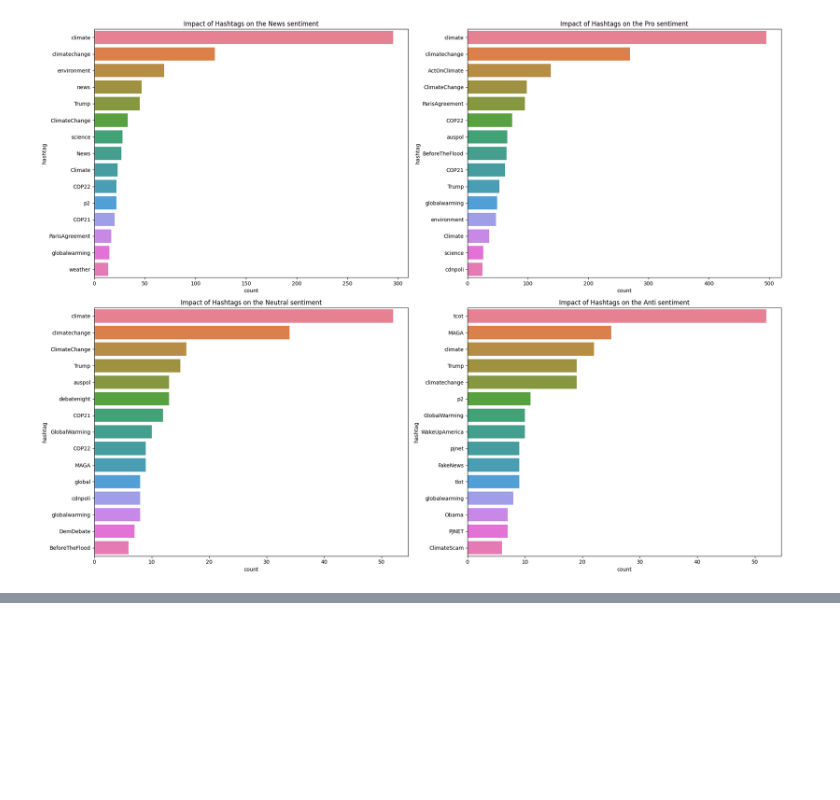
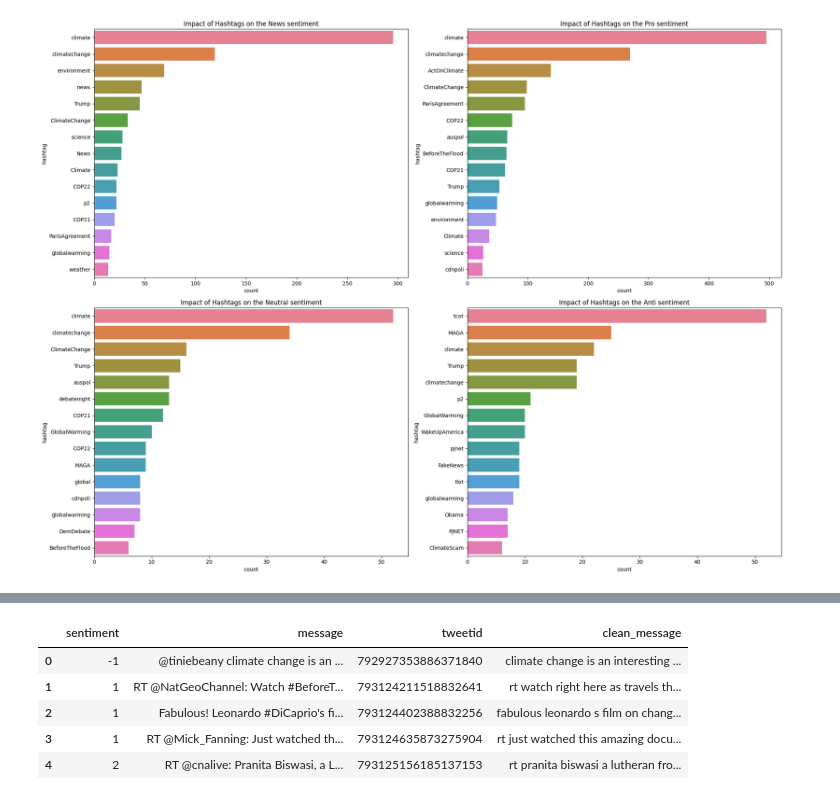
Before and after one commit to adevilde/Twitter-Climate-Change-Sentiment-Analysis, a Jupyter notebook: Twitter_Climate_Change_Sentiment.ipynb, the cells around one changed output, grey strips where cells are left out. Cells and saved outputs as stored; diff of their text form; code cells hidden in the pictures; blank space fills up the shorter version.

```diff
--- a/Twitter_Climate_Change_Sentiment.ipynb
+++ b/Twitter_Climate_Change_Sentiment.ipynb
@@ -329,0 +364,15 @@ plt.show()
+# %%
+# Create a copy of the dataframe to avoid modifying the original dataframe
+tweets = df.copy()
+
+# Apply the clean_text function to the 'message' column
+tweets['clean_message'] = tweets['message'].apply(clean_text)
+
+tweets.head()
+# %% [output]
+|  | sentiment | message | tweetid | clean_message |
+| 0 | -1 | @tiniebeany climate change is an ... | 792927353886371840 | climate change is an interesting ... |
+| 1 | 1 | RT @NatGeoChannel: Watch #BeforeT... | 793124211518832641 | rt watch right here as travels th... |
+| 2 | 1 | Fabulous! Leonardo #DiCaprio's fi... | 793124402388832256 | fabulous leonardo s film on chang... |
+| 3 | 1 | RT @Mick_Fanning: Just watched th... | 793124635873275904 | rt just watched this amazing docu... |
+| 4 | 2 | RT @cnalive: Pranita Biswasi, a L... | 793125156185137153 | rt pranita biswasi a lutheran fro... |
```
Also changed, not shown: parts of 13 cells of this notebook.
